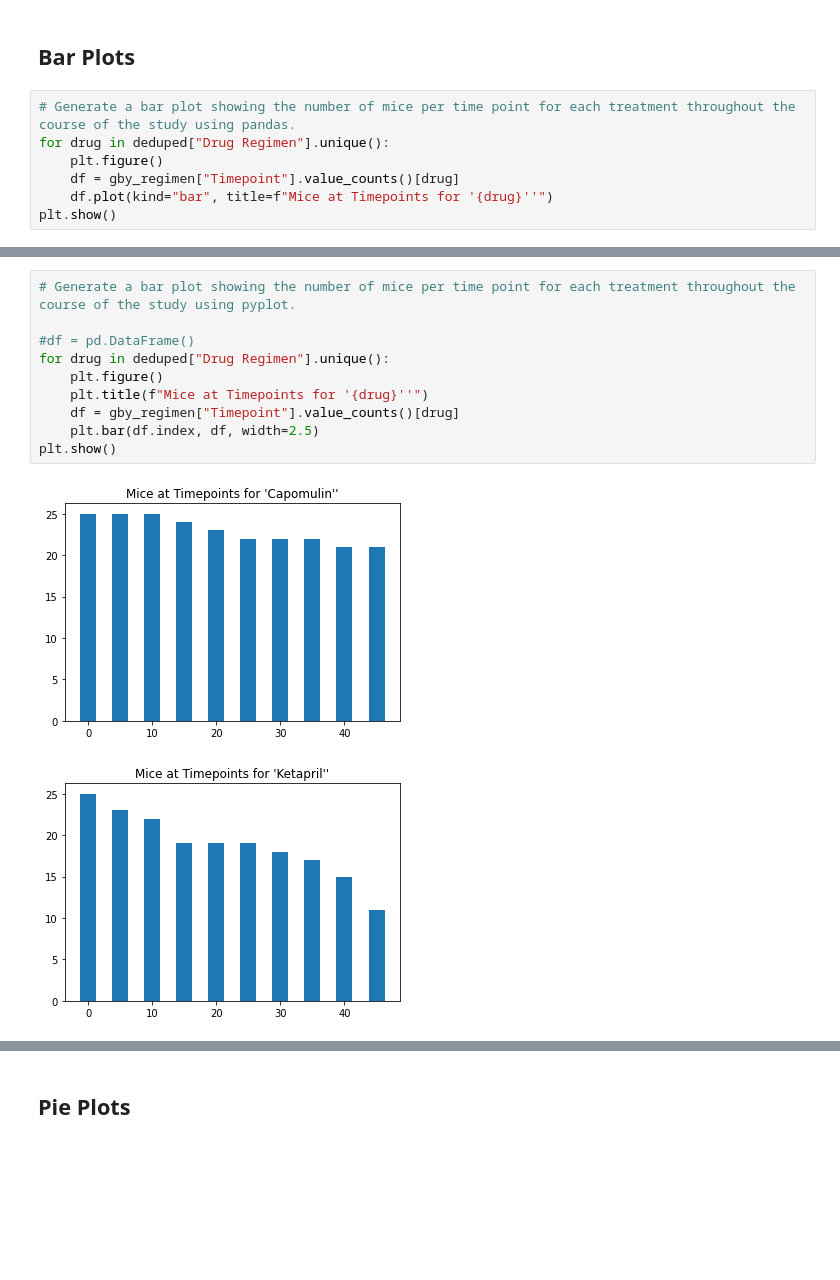
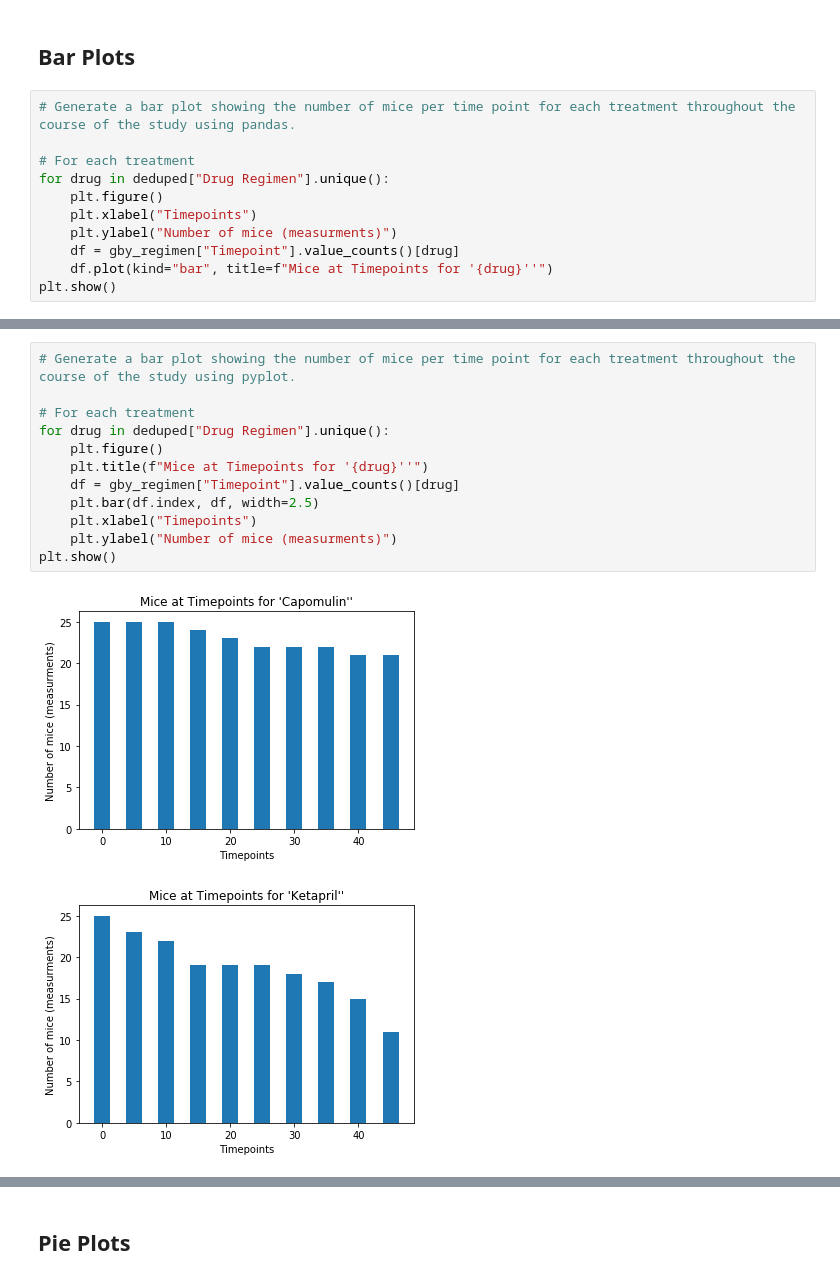
Before and after one commit to kyraha/UMN_HW05_Matplotlib, a Jupyter notebook: pymaceuticals_starter.ipynb, the cells around one changed output, grey strips where cells are left out. Saved outputs shown, nothing was run; the diff lists cells and outputs as text; blank space fills up the shorter version.

```diff
--- a/pymaceuticals_starter.ipynb
+++ b/pymaceuticals_starter.ipynb
@@ -128,8 +134,12 @@ summary
 ## Bar Plots
 # %%
 # Generate a bar plot showing the number of mice per time point for each treatment throughout the course of the study using pandas.
+
+# For each treatment
 for drug in deduped["Drug Regimen"].unique():
     plt.figure()
+    plt.xlabel("Timepoints")
+    plt.ylabel("Number of mice (measurments)")
     df = gby_regimen["Timepoint"].value_counts()[drug]
     df.plot(kind="bar", title=f"Mice at Timepoints for '{drug}''")
 plt.show()
@@ -147,13 +157,15 @@ plt.show()
 # %%
 # Generate a bar plot showing the number of mice per time point for each treatment throughout the course of the study using pyplot.
 
-#df = pd.DataFrame()
+# For each treatment
 for drug in deduped["Drug Regimen"].unique():
     plt.figure()
     plt.title(f"Mice at Timepoints for '{drug}''")
     df = gby_regimen["Timepoint"].value_counts()[drug]
     plt.bar(df.index, df, width=2.5)
+    plt.xlabel("Timepoints")
+    plt.ylabel("Number of mice (measurments)")
 plt.show()
 # %% [output]
-[figure, old version]
+[figure, new version]
-[figure, old version]
+[figure, new version]
```
Also changed, not shown: parts of 9 cells of this notebook.
